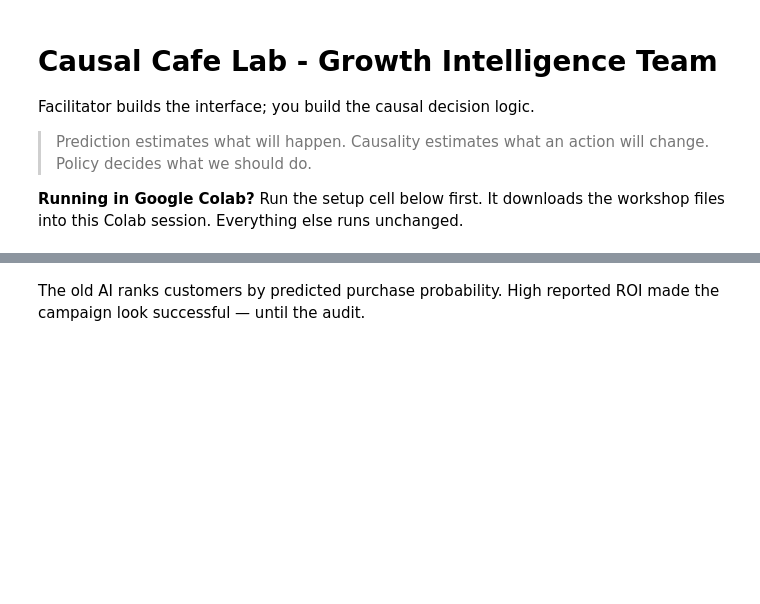
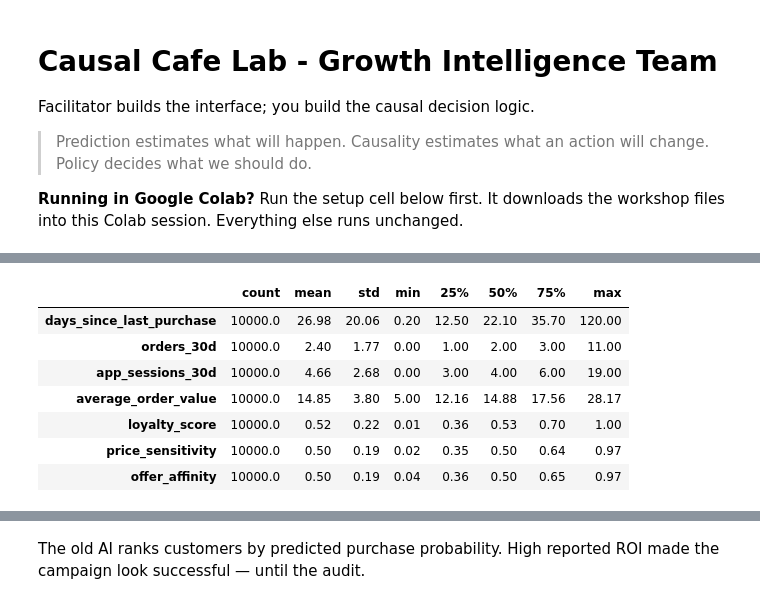
Before and after one commit to tjunjie1408/cafe_lab, a Jupyter notebook: workshop.ipynb, the cells around one changed output, grey strips where cells are left out. Drawn from its saved outputs; the diff is of its cells as text; code cells hidden in the pictures; blank space fills up the shorter version.

```diff
--- a/workshop.ipynb
+++ b/workshop.ipynb
@@ -59,0 +100,11 @@ plot_workshop_roadmap()
+# %%
+observed[FEATURES].describe().T.round(2)
+# %% [output]
+|  | count | mean | std | min | 25% | 50% | 75% | max |
+| days_since_last_purchase | 10000.0 | 26.98 | 20.06 | 0.20 | 12.50 | 22.10 | 35.70 | 120.00 |
+| orders_30d | 10000.0 | 2.40 | 1.77 | 0.00 | 1.00 | 2.00 | 3.00 | 11.00 |
+| app_sessions_30d | 10000.0 | 4.66 | 2.68 | 0.00 | 3.00 | 4.00 | 6.00 | 19.00 |
+| average_order_value | 10000.0 | 14.85 | 3.80 | 5.00 | 12.16 | 14.88 | 17.56 | 28.17 |
+| loyalty_score | 10000.0 | 0.52 | 0.22 | 0.01 | 0.36 | 0.53 | 0.70 | 1.00 |
+| price_sensitivity | 10000.0 | 0.50 | 0.19 | 0.02 | 0.35 | 0.50 | 0.64 | 0.97 |
+| offer_affinity | 10000.0 | 0.50 | 0.19 | 0.04 | 0.36 | 0.50 | 0.65 | 0.97 |
```
Also changed, not shown: parts of 25 cells of this notebook, 1 other file.
